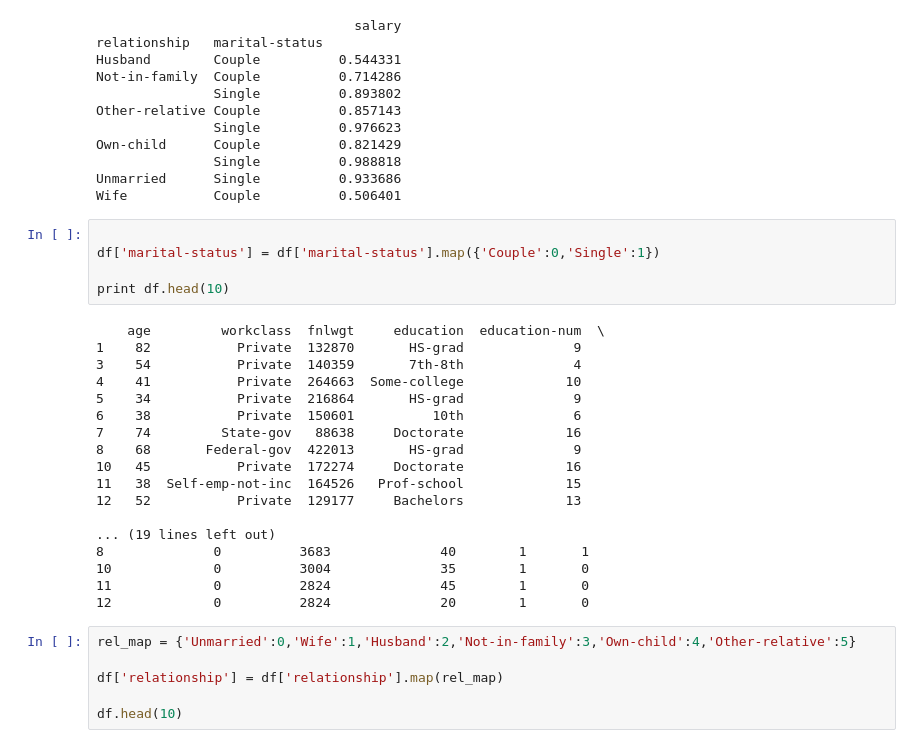
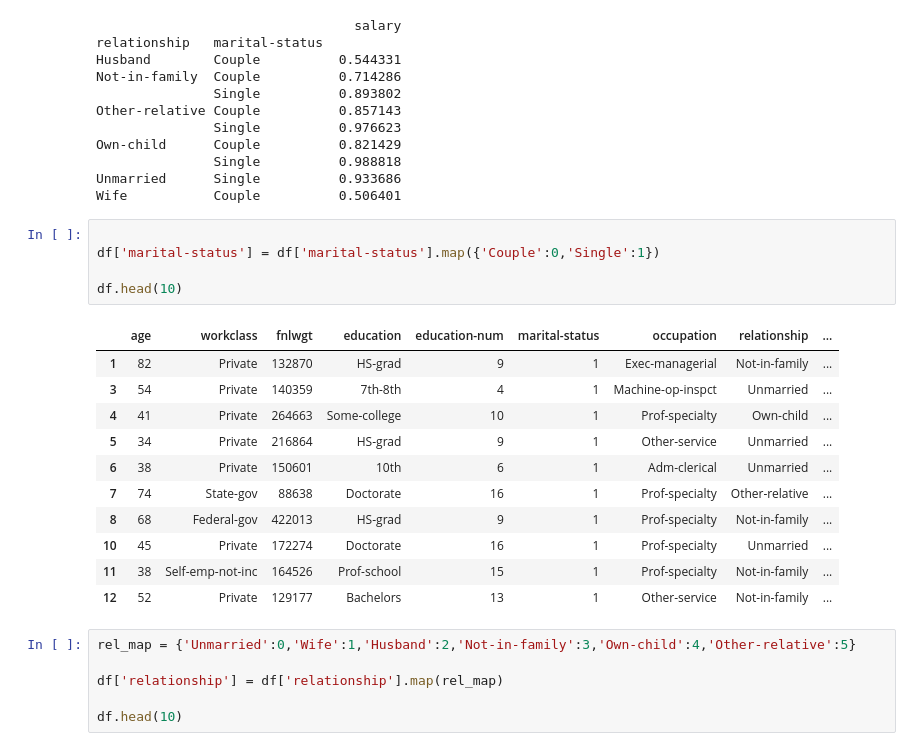
Before and after one commit to bipin2295/ML_, a Jupyter notebook: Consensus.ipynb, the cells around one changed output. Saved outputs shown, nothing was run; the diff lists cells and outputs as text.

```diff
--- a/Consensus.ipynb
+++ b/Consensus.ipynb
@@ -279,26 +253,20 @@ Wife           Couple          0.506401
 # %%
 
 df['marital-status'] = df['marital-status'].map({'Couple':0,'Single':1})
 
-print df.head(10)
+df.head(10)
 # %% [output]
-    age         workclass  fnlwgt     education  education-num  \
-1    82           Private  132870       HS-grad              9
-3    54           Private  140359       7th-8th              4
-4    41           Private  264663  Some-college             10
-5    34           Private  216864       HS-grad              9
-6    38           Private  150601          10th              6
-7    74         State-gov   88638     Doctorate             16
-8    68       Federal-gov  422013       HS-grad              9
-10   45           Private  172274     Doctorate             16
-11   38  Self-emp-not-inc  164526   Prof-school             15
-12   52           Private  129177     Bachelors             13
-
-... (19 lines left out)
-8              0          3683              40        1       1
-10             0          3004              35        1       0
-11             0          2824              45        1       0
-12             0          2824              20        1       0
+|  | age | workclass | fnlwgt | education | education-num | marital-status | occupation | relationship | ... |
+| 1 | 82 | Private | 132870 | HS-grad | 9 | 1 | Exec-managerial | Not-in-family | ... |
+| 3 | 54 | Private | 140359 | 7th-8th | 4 | 1 | Machine-op-inspct | Unmarried | ... |
+| 4 | 41 | Private | 264663 | Some-college | 10 | 1 | Prof-specialty | Own-child | ... |
+| 5 | 34 | Private | 216864 | HS-grad | 9 | 1 | Other-service | Unmarried | ... |
+| 6 | 38 | Private | 150601 | 10th | 6 | 1 | Adm-clerical | Unmarried | ... |
+| 7 | 74 | State-gov | 88638 | Doctorate | 16 | 1 | Prof-specialty | Other-relative | ... |
+| 8 | 68 | Federal-gov | 422013 | HS-grad | 9 | 1 | Prof-specialty | Not-in-family | ... |
+| 10 | 45 | Private | 172274 | Doctorate | 16 | 1 | Prof-specialty | Unmarried | ... |
+| 11 | 38 | Self-emp-not-inc | 164526 | Prof-school | 15 | 1 | Prof-specialty | Not-in-family | ... |
+| 12 | 52 | Private | 129177 | Bachelors | 13 | 1 | Other-service | Not-in-family | ... |
 # %%
 rel_map = {'Unmarried':0,'Wife':1,'Husband':2,'Not-in-family':3,'Own-child':4,'Other-relative':5}
 
```
Also changed, not shown: parts of 14 cells of this notebook, 1 other file.
